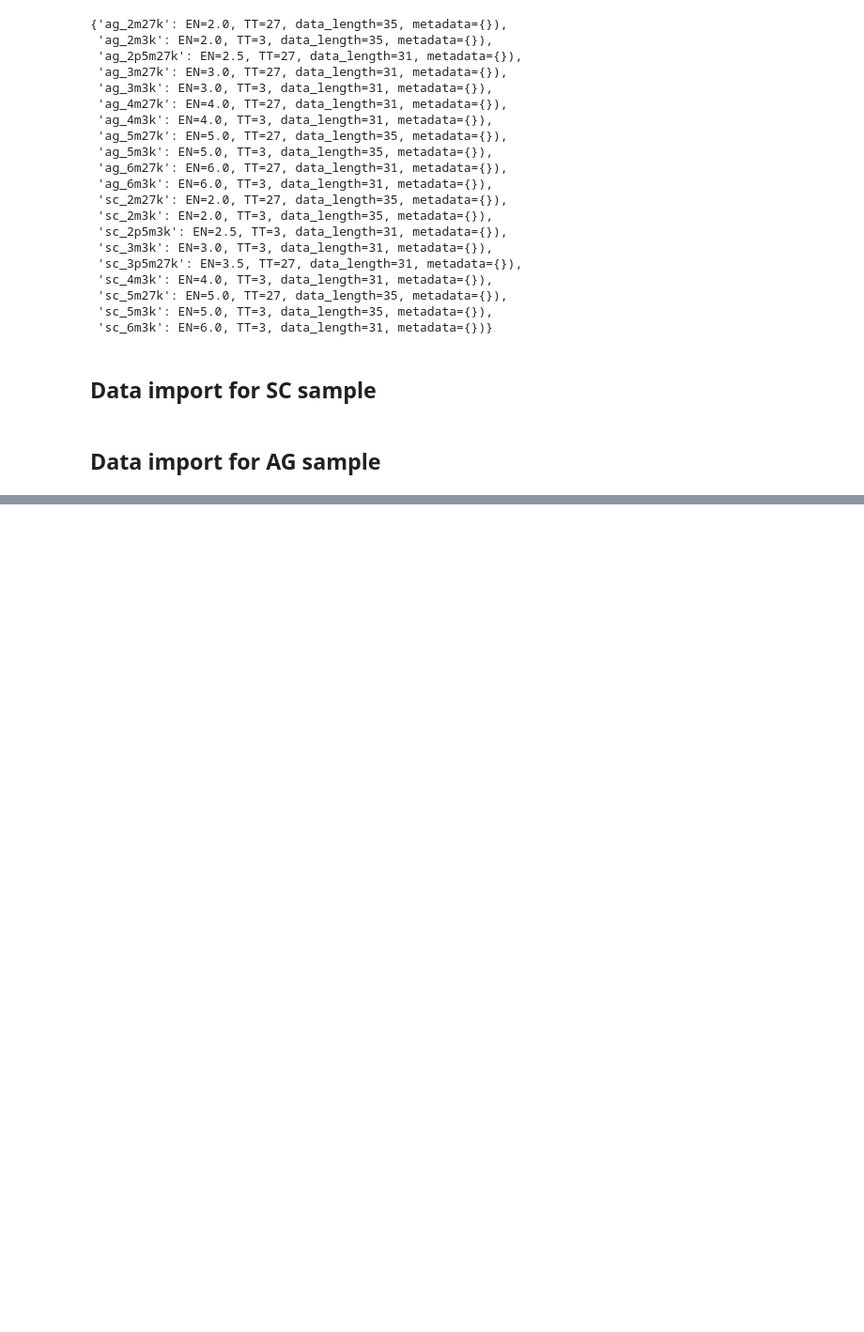
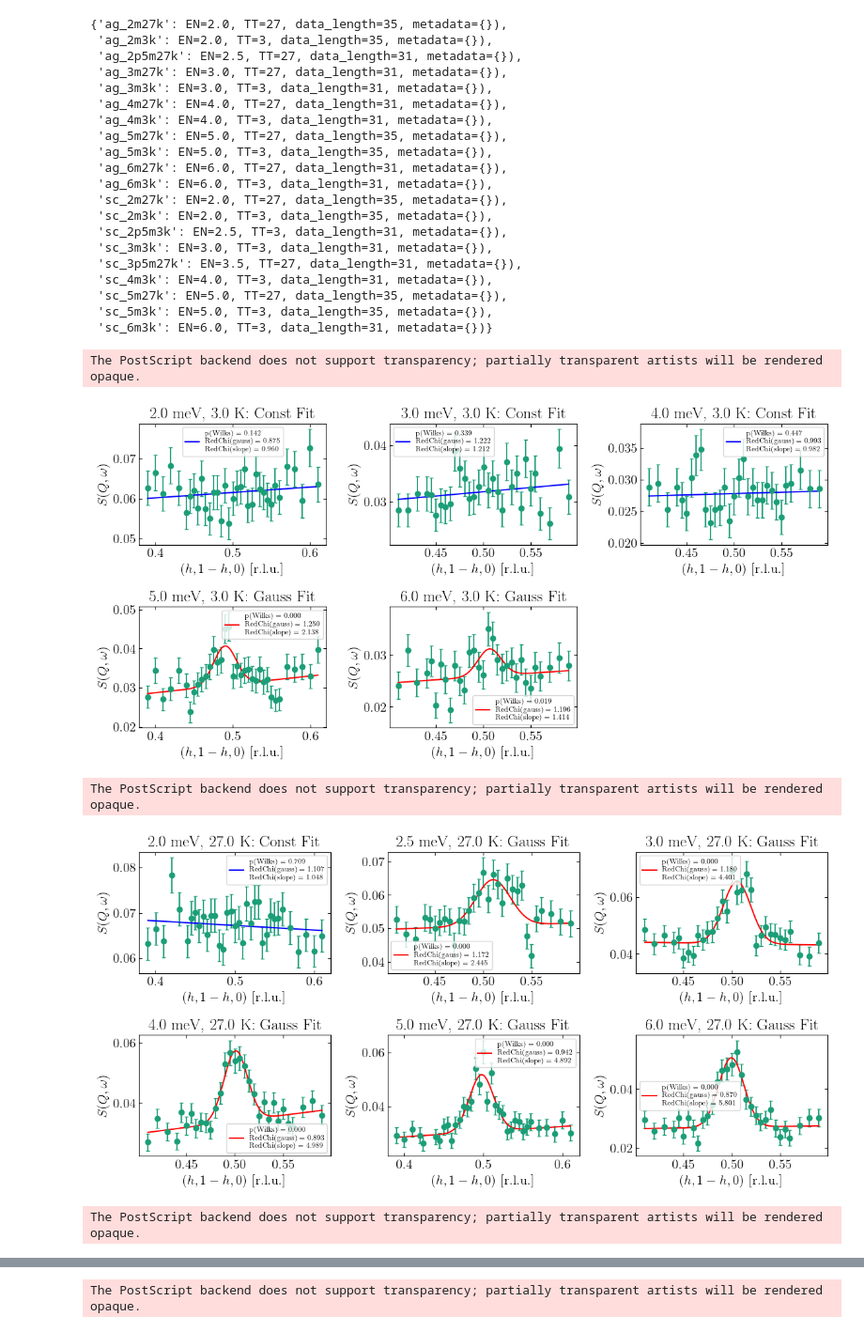
Before and after one commit to KristineKrighaar/NCCO_Article_Code, a Jupyter notebook: DataAnalysis_TAIPAN.ipynb, the cells around one changed output, grey strips where cells are left out. Shown at 94% size. Drawn from its saved outputs; the diff is of its cells as text; code cells hidden in the pictures; blank space fills up the shorter version.

```diff
--- a/DataAnalysis_TAIPAN.ipynb
+++ b/DataAnalysis_TAIPAN.ipynb
@@ -425,7 +425,3 @@ AllSets
  'sc_5m27k': EN=5.0, TT=27, data_length=35, metadata={}),
  'sc_5m3k': EN=5.0, TT=3, data_length=35, metadata={}),
  'sc_6m3k': EN=6.0, TT=3, data_length=31, metadata={})}
-# %% [markdown]
-## Data import for SC sample
-# %% [markdown]
-## Data import for AG sample
@@ -431,0 +452,65 @@ AllSets
+# %%
+def gauss_const(x, A, mu, sigma, a, C):
+    return (A / (sigma * np.sqrt(2 * np.pi))) * np.exp(-((x - mu) ** 2) / (2 * sigma ** 2)) + a*x+ C
+
+# Constant model only
+def model_const(x, a, C):
+    return a*x+C
+
+gauss_geuss = {'A': 20, 'mu':0.5, 'sigma':0.02, 'a': 200,'C':100}
+gauss_limits = {'mu':(0.49, 0.51), 'sigma':(0.005,0.03)} # , 'sigma':(0.005,0.04)
+gauss_fix = {'sigma':True}
+
+C_geuss = {'a': 100,'C':100}
+# %%
+
+# Add magnetic form factor to all data objects
+for i in range(len(AG_scans_3K)):
+    AG_scans_3K[i].fq = fq_NCCO
+    AG_scans_3K[i].res_vol = NkfR0_ag
+    AG_scans_3K[i].calc_I()
+    AG_scans_3K[i].calc_SQ()
+    AG_scans_3K[i].calc_Chi()
+    AG_scans_3K[i].FindBestFit(model1=gauss_const,  model2=model_const, initial_guess1=gauss_geuss, limits1=gauss_limits, initial_guess2=C_geuss)
+
+plot_fits(AG_scans_3K, sample='Ass-grown')
+
+
+# Add magnetic form factor to all data objects
+for i in range(len(AG_scans_27K)):
+    AG_scans_27K[i].fq = fq_NCCO
+    AG_scans_27K[i].res_vol = NkfR0_ag
+    AG_scans_27K[i].calc_I()
+    AG_scans_27K[i].calc_SQ()
+    AG_scans_27K[i].calc_Chi()
+    AG_scans_27K[i].FindBestFit(model1=gauss_const,  model2=model_const, initial_guess1=gauss_geuss, limits1=gauss_limits, initial_guess2=C_geuss)
+
+plot_fits(AG_scans_27K, sample='Ass-grown')
+
+# Add magnetic form factor to all data objects
+for i in range(len(SC_scans_3K)):
+    SC_scans_3K[i].fq = fq_NCCO
+    SC_scans_3K[i].res_vol = NkfR0_sc
+    SC_scans_3K[i].calc_I()
+    SC_scans_3K[i].calc_SQ()
+    SC_scans_3K[i].calc_Chi()
+    SC_scans_3K[i].FindBestFit(model1=gauss_const,  model2=model_const, initial_guess1=gauss_geuss, limits1=gauss_limits, initial_guess2=C_geuss)
+
+plot_fits(SC_scans_3K, sample='Superconducting')
+
+# Add magnetic form factor to all data objects
+for i in range(len(SC_scans_27K)):
+    SC_scans_27K[i].fq = fq_NCCO
+    SC_scans_27K[i].res_vol = NkfR0_sc
+    SC_scans_27K[i].calc_I()
+    SC_scans_27K[i].calc_SQ()
+    SC_scans_27K[i].calc_Chi()
+    SC_scans_27K[i].FindBestFit(model1=gauss_const,  model2=model_const, initial_guess1=gauss_geuss, limits1=gauss_limits, initial_guess2=C_geuss)
+
+plot_fits(SC_scans_27K, sample='Superconducting')
+# %% [output]
+The PostScript backend does not support transparency; partially transparent artists will be rendered opaque.
+[figure, added]
+The PostScript backend does not support transparency; partially transparent artists will be rendered opaque.
+[figure, added]
+The PostScript backend does not support transparency; partially transparent artists will be rendered opaque.
@@ -431,0 +518 @@ AllSets
+The PostScript backend does not support transparency; partially transparent artists will be rendered opaque.
```
Also changed, not shown: parts of 6 cells of this notebook, 1 other file.
